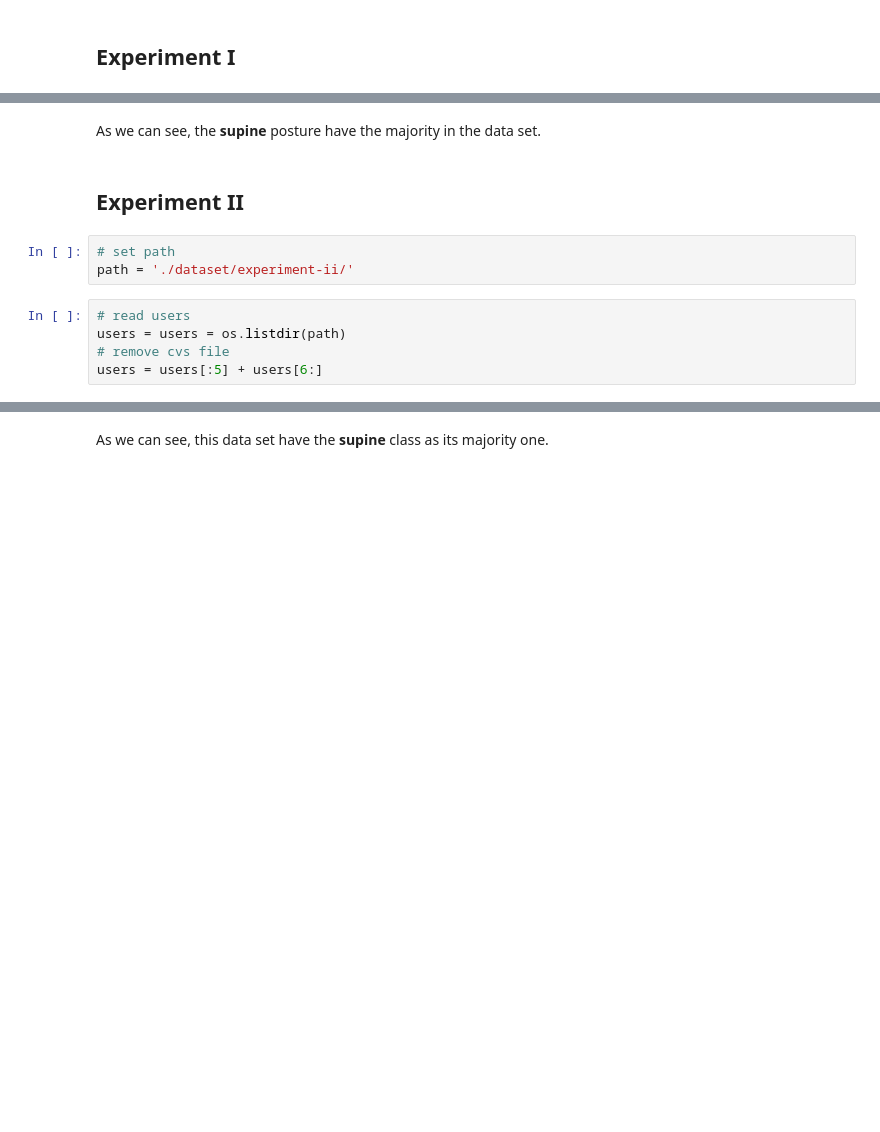
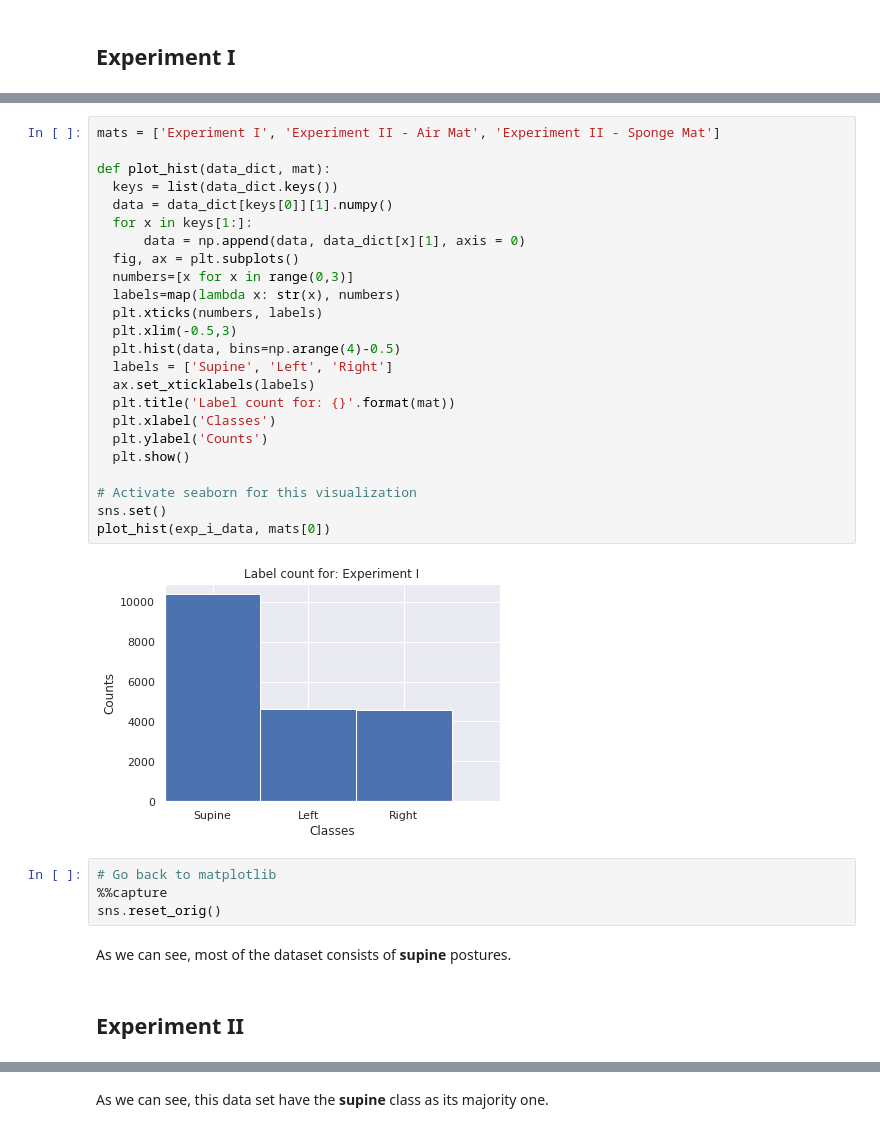
Before and after one commit to Fustincho/UD-Private-In-bed-Posture-Classification, a Jupyter notebook: In-bed_Posture_Classification/Part_1_Introduction_and_Exploratory_Data_Analysis.ipynb, the cells around one changed output, grey strips where cells are left out. Saved outputs shown, nothing was run; the diff lists cells and outputs as text; blank space fills up the shorter version.

```diff
--- a/In-bed_Posture_Classification/Part_1_Introduction_and_Exploratory_Data_Analysis.ipynb
+++ b/In-bed_Posture_Classification/Part_1_Introduction_and_Exploratory_Data_Analysis.ipynb
@@ -385,12 +234,34 @@ hist_plot01(subjects_dict)
+# %%
+mats = ['Experiment I', 'Experiment II - Air Mat', 'Experiment II - Sponge Mat']
+
+def plot_hist(data_dict, mat):
+  keys = list(data_dict.keys())
+  data = data_dict[keys[0]][1].numpy()
+  for x in keys[1:]:
+      data = np.append(data, data_dict[x][1], axis = 0)
+  fig, ax = plt.subplots()
+  numbers=[x for x in range(0,3)]
+  labels=map(lambda x: str(x), numbers)
+  plt.xticks(numbers, labels)
+  plt.xlim(-0.5,3)
+  plt.hist(data, bins=np.arange(4)-0.5)
+  labels = ['Supine', 'Left', 'Right']
+  ax.set_xticklabels(labels)
+  plt.title('Label count for: {}'.format(mat))
+  plt.xlabel('Classes')
+  plt.ylabel('Counts')
+  plt.show()
+
+# Activate seaborn for this visualization
+sns.set()
+plot_hist(exp_i_data, mats[0])
+# %% [output]
+[figure, added]
+# %%
+# Go back to matplotlib
+%%capture
+sns.reset_orig()
 # %% [markdown]
-As we can see, the __supine__ posture have the majority in the data set.
+As we can see, most of the dataset consists of  __supine__ postures.
 # %% [markdown]
 ## Experiment II
-# %%
-# set path
-path = './dataset/experiment-ii/'
-# %%
-# read users
-users = users = os.listdir(path)
-# remove cvs file
-users = users[:5] + users[6:]
```
Also changed, not shown: parts of 97 cells of this notebook, 1 other file.
